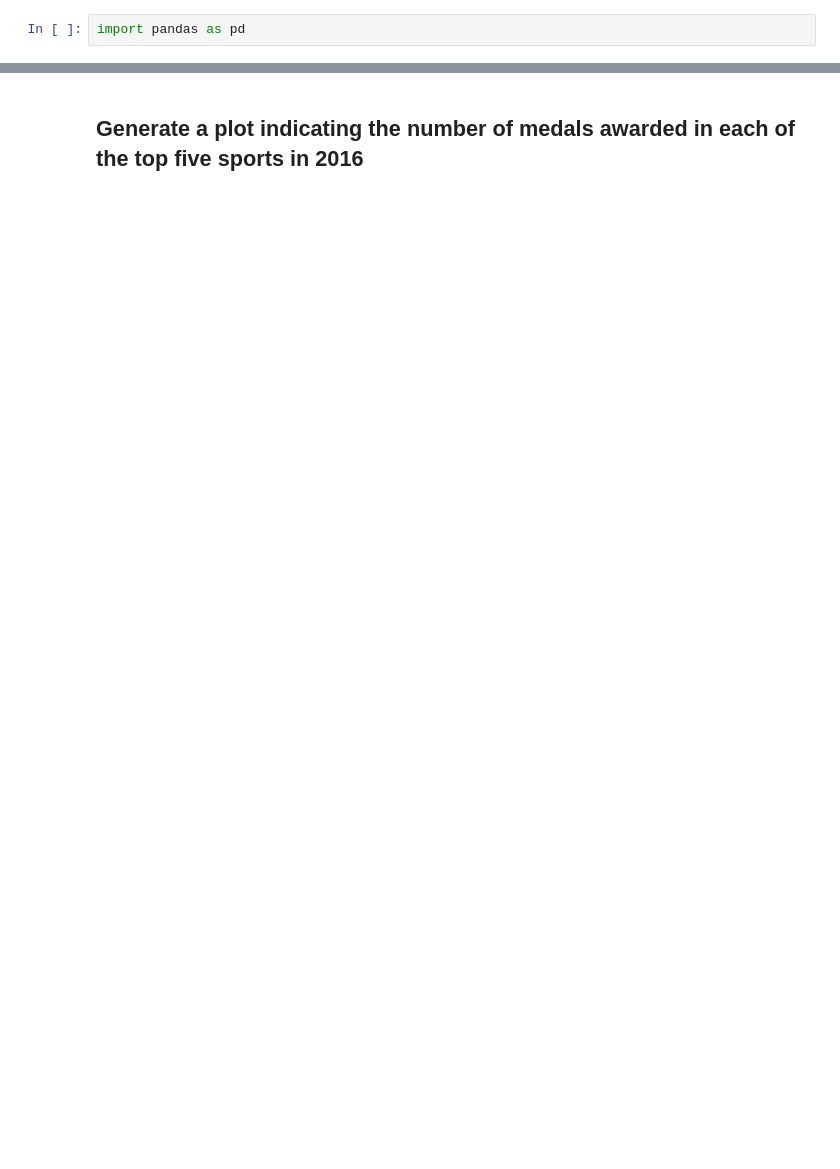
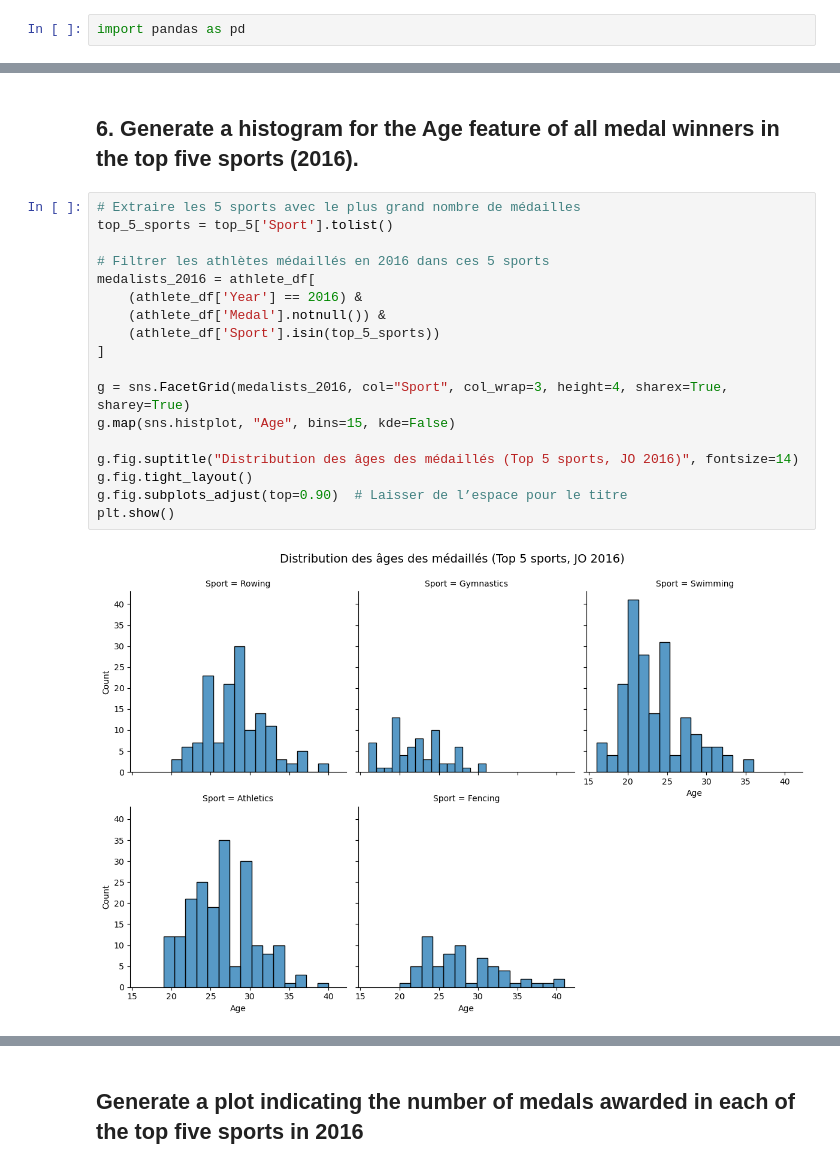
Before and after one commit to rosanajurdi/Data_Visualization_Course, a Jupyter notebook: lab-sessions/lab3-AthleteSportEvent.ipynb, the cells around one changed output, grey strips where cells are left out. Drawn from its saved outputs; the diff is of its cells as text; blank space fills up the shorter version.

```diff
--- a/lab-sessions/lab3-AthleteSportEvent.ipynb
+++ b/lab-sessions/lab3-AthleteSportEvent.ipynb
@@ -37,0 +124,22 @@ athlete_df.head(10)
+# %% [markdown]
+## 6.  Generate a histogram for the Age feature of all medal winners in the top five sports (2016).
+# %%
+# Extraire les 5 sports avec le plus grand nombre de médailles
+top_5_sports = top_5['Sport'].tolist()
+
+# Filtrer les athlètes médaillés en 2016 dans ces 5 sports
+medalists_2016 = athlete_df[
+    (athlete_df['Year'] == 2016) &
+    (athlete_df['Medal'].notnull()) &
+    (athlete_df['Sport'].isin(top_5_sports))
+]
+
+g = sns.FacetGrid(medalists_2016, col="Sport", col_wrap=3, height=4, sharex=True, sharey=True)
+g.map(sns.histplot, "Age", bins=15, kde=False)
+
+g.fig.suptitle("Distribution des âges des médaillés (Top 5 sports, JO 2016)", fontsize=14)
+g.fig.tight_layout()
+g.fig.subplots_adjust(top=0.90)  # Laisser de l’espace pour le titre
+plt.show()
+# %% [output]
+[figure, added]
```
Also changed, not shown: parts of 16 cells of this notebook.
